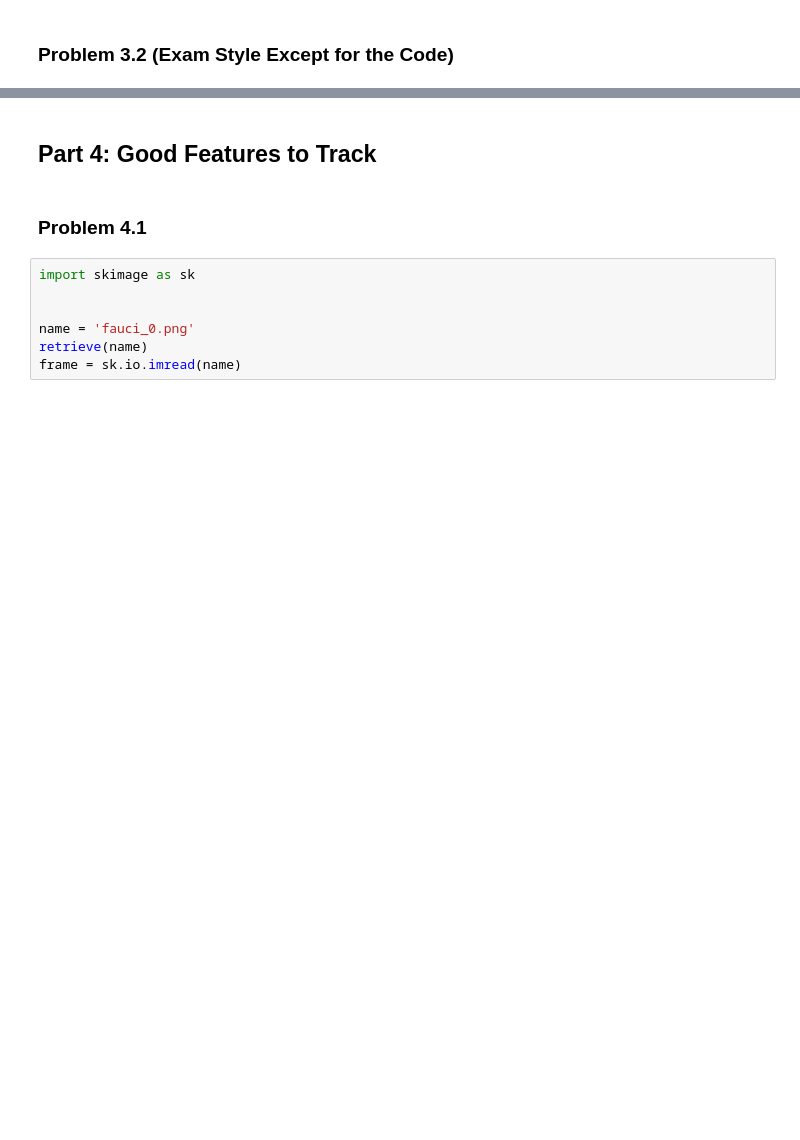
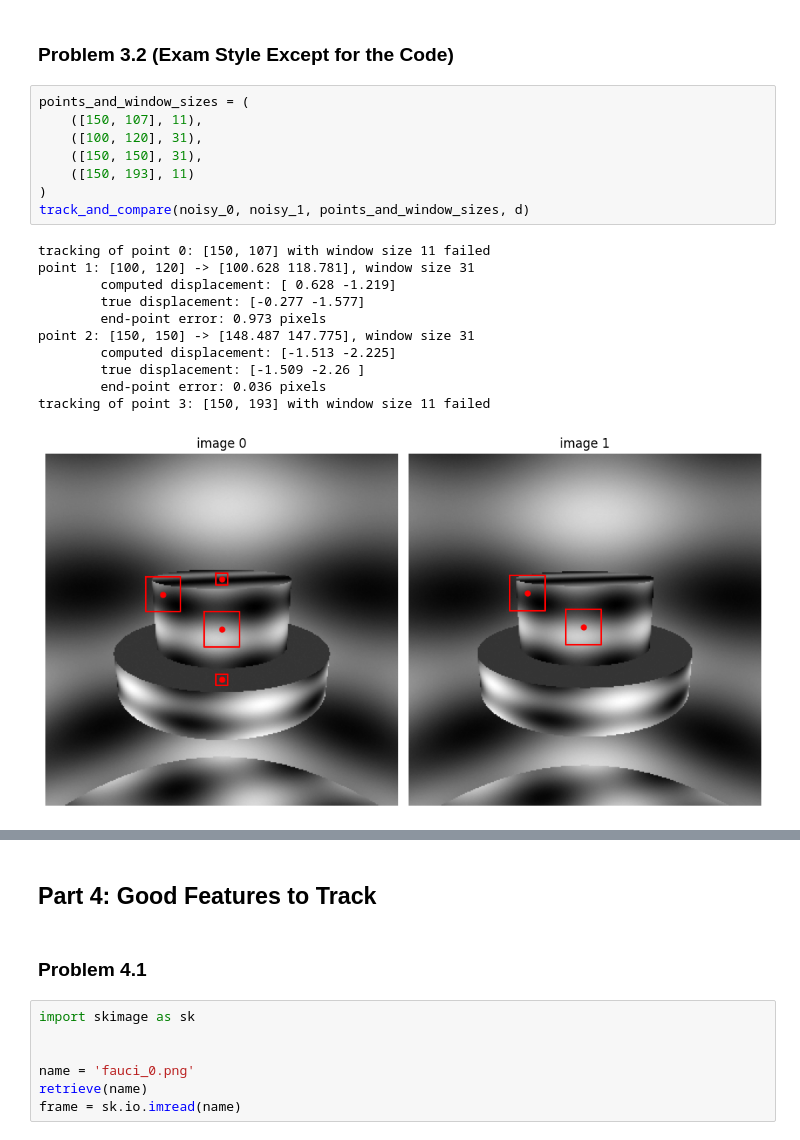
Before and after one commit to mhy-666/ComputerVision, a Jupyter notebook: Homework3/homework03.ipynb, the cells around one changed output, grey strips where cells are left out. Cells and saved outputs as stored; diff of their text form; blank space fills up the shorter version.

```diff
--- a/Homework3/homework03.ipynb
+++ b/Homework3/homework03.ipynb
@@ -113,2 +165,22 @@ tracking of point 3: [150, 193] with window size 11 failed
 # %% [markdown]
 ### Problem 3.2 (Exam Style Except for the Code)
+# %%
+points_and_window_sizes = (
+    ([150, 107], 11),
+    ([100, 120], 31),
+    ([150, 150], 31),
+    ([150, 193], 11)
+)
+track_and_compare(noisy_0, noisy_1, points_and_window_sizes, d)
+# %% [output]
+tracking of point 0: [150, 107] with window size 11 failed
+point 1: [100, 120] -> [100.628 118.781], window size 31
+        computed displacement: [ 0.628 -1.219]
+        true displacement: [-0.277 -1.577]
+        end-point error: 0.973 pixels
+point 2: [150, 150] -> [148.487 147.775], window size 31
+        computed displacement: [-1.513 -2.225]
+        true displacement: [-1.509 -2.26 ]
+        end-point error: 0.036 pixels
+tracking of point 3: [150, 193] with window size 11 failed
+[figure, added]
```
Also changed, not shown: parts of 18 cells of this notebook, 4 other files.
